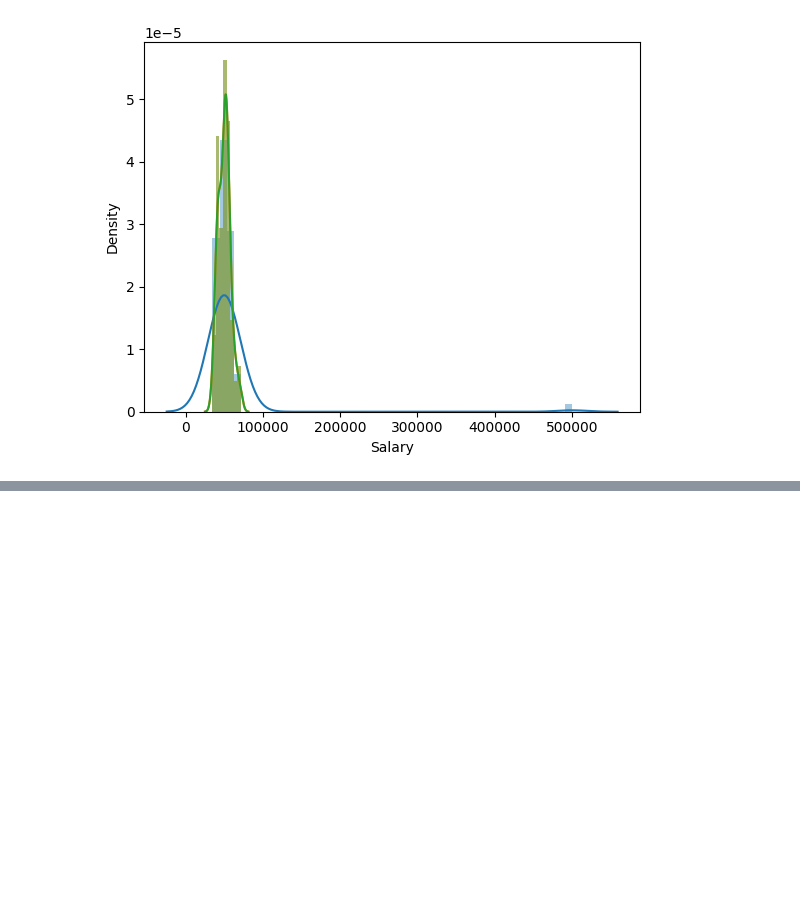
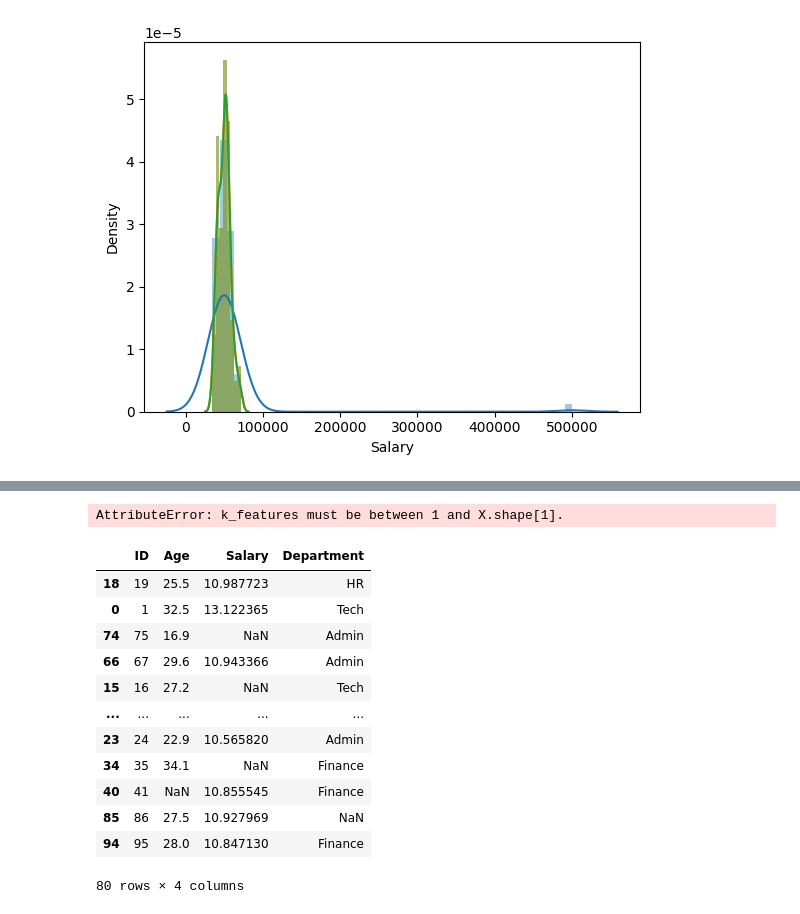
Before and after one commit to Jenil020/python, a Jupyter notebook: ML.ipynb, the cells around one changed output, grey strips where cells are left out. Cells and saved outputs as stored; diff of their text form; code cells hidden in the pictures; blank space fills up the shorter version.

```diff
--- a/ML.ipynb
+++ b/ML.ipynb
@@ -248,0 +362,40 @@ https://gist.github.com/mwaskom/de44147ed2974457ad6372750bbe5751
+# %%
+#Feature selections (unnecessary coloumn removal)
+#forward elimination
+# f1 , f2 , f3 , f4 , f5 --> ML Model (if f3 has higher accuracy)
+# (f3 , f1) , (f2,f3), (f3,f4) --> MlModel (if (f3 , f1) has high accuracy)
+# (f3 , f1 ,f2) , (f3 , f1 ,f4) ---> Ml model (consider which feature pair have high accuracy)
+from sklearn.linear_model import LogisticRegression
+lr = LogisticRegression()
+x = df.iloc[:,:-1]
+#y = df["Coloumn_name"] Here i dont have coloumn with categorical label like true false bcoz its logistic regression
+fs = SequentialFeatureSelector(lr , k_features=5 , forward=True)
+fs.fit(x,y)
+fs.k_feature_names_
+fs.k_score_ #Show accuracy of features
+#backward elimination
+#opposite to forward elimination
+# %% [output]
+AttributeError: k_features must be between 1 and X.shape[1].
+# %%
+#Train data and test data split
+from sklearn.model_selection import train_test_split
+x = df.iloc[:,:-1]
+y = df["Experience"]
+x_train, x_test, y_train, y_test = train_test_split(x,y,test_size=0.2)
+x_test
+x_train
+# %% [output]
+|  | ID | Age | Salary | Department |
+| 18 | 19 | 25.5 | 10.987723 | HR |
+| 0 | 1 | 32.5 | 13.122365 | Tech |
+| 74 | 75 | 16.9 | NaN | Admin |
+| 66 | 67 | 29.6 | 10.943366 | Admin |
+| 15 | 16 | 27.2 | NaN | Tech |
+| ... | ... | ... | ... | ... |
+| 23 | 24 | 22.9 | 10.565820 | Admin |
+| 34 | 35 | 34.1 | NaN | Finance |
+| 40 | 41 | NaN | 10.855545 | Finance |
+| 85 | 86 | 27.5 | 10.927969 | NaN |
+| 94 | 95 | 28.0 | 10.847130 | Finance |
+80 rows × 4 columns
```
Also changed, not shown: parts of 6 cells of this notebook.
